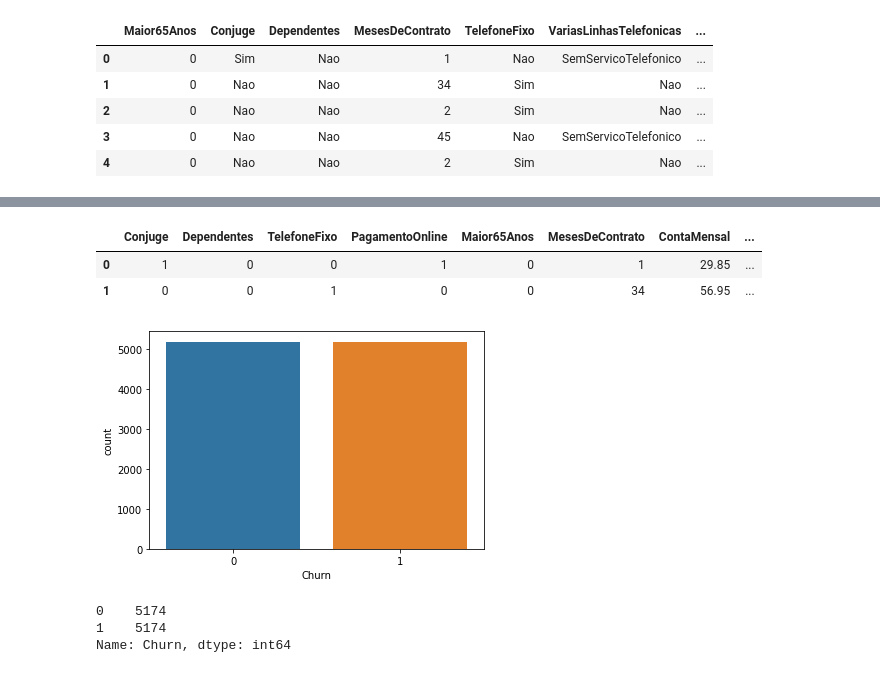
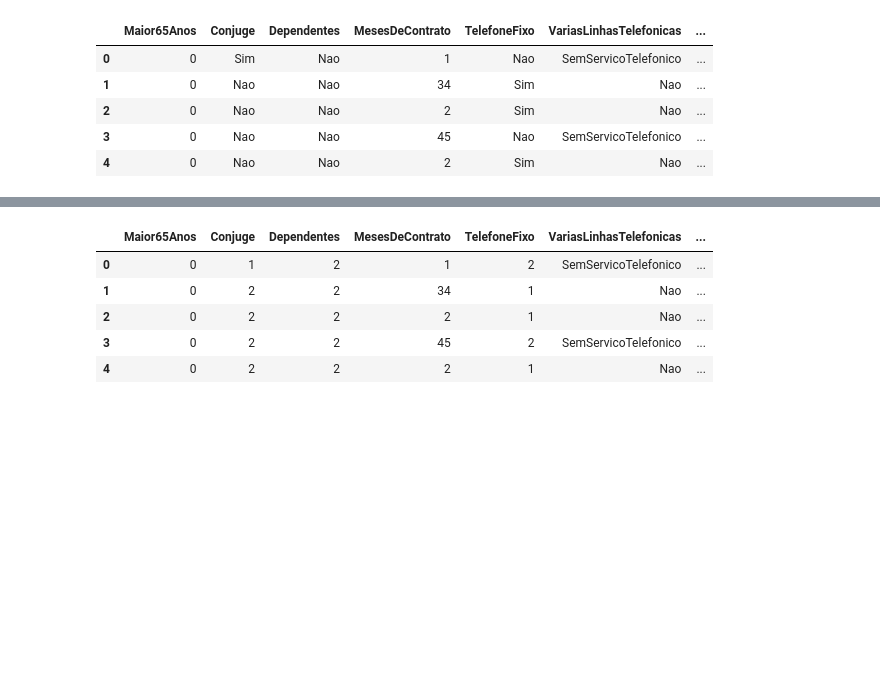
Before and after one commit to rafaeladns/ML_Classificacao_por_tras_dos_panos, a Jupyter notebook: Aula 1/Projeto_ML_aula1.ipynb, the cells around one changed output, grey strips where cells are left out. Cells and saved outputs as stored; diff of their text form; code cells hidden in the pictures; blank space fills up the shorter version.

```diff
--- a/Aula 1/Projeto_ML_aula1.ipynb
+++ b/Aula 1/Projeto_ML_aula1.ipynb
@@ -69,3 +23,0 @@ $y$ = outputs (dados de saída)
-# %%
-#DICA
-pd.set_option('display.max_columns', 39)
@@ -118,18 +24,22 @@ dados_final = pd.concat([X, y], axis=1)
-# %%
-#verificação 1 - junção dos dados
-dados_final.head(2)
-# %% [output]
-|  | Conjuge | Dependentes | TelefoneFixo | PagamentoOnline | Maior65Anos | MesesDeContrato | ContaMensal | ... |
-| 0 | 1 | 0 | 0 | 1 | 0 | 1 | 29.85 | ... |
-| 1 | 0 | 0 | 1 | 0 | 0 | 34 | 56.95 | ... |
-# %%
-#verificação 2 - balanceamento
-ax = sns.countplot(x='Churn', data=dados_final)
-# %% [output]
-[figure, removed]
-# %%
-dados_final.Churn.value_counts()
-# %% [output]
-0    5174
-1    5174
-Name: Churn, dtype: int64
+# %%
+# Dicionário que mapeia os valores 'Sim' para 1 e 'Nao' para 2
+traducao_dic = {'Sim': 1, 'Nao': 2}
+
+# Lista com os nomes das colunas do DataFrame que queremos modificar
+colunas_para_modificar = ['Conjuge', 'Dependentes', 'TelefoneFixo', 'PagamentoOnline', 'Churn']
+
+# Faz uma cópia do DataFrame original chamado 'dados' para não alterar o original diretamente
+dadosmodificados = dados.copy()
+
+# Aplica a substituição de valores nas colunas indicadas, trocando 'Sim' por 1 e 'Nao' por 2
+dadosmodificados[colunas_para_modificar] = dadosmodificados[colunas_para_modificar].replace(traducao_dic)
+
+# Mostra as primeiras linhas do DataFrame modificado para verificar se a substituição funcionou
+dadosmodificados.head()
+# %% [output]
+|  | Maior65Anos | Conjuge | Dependentes | MesesDeContrato | TelefoneFixo | VariasLinhasTelefonicas | ... |
+| 0 | 0 | 1 | 2 | 1 | 2 | SemServicoTelefonico | ... |
+| 1 | 0 | 2 | 2 | 34 | 1 | Nao | ... |
+| 2 | 0 | 2 | 2 | 2 | 1 | Nao | ... |
+| 3 | 0 | 2 | 2 | 45 | 2 | SemServicoTelefonico | ... |
+| 4 | 0 | 2 | 2 | 2 | 1 | Nao | ... |
```
Also changed, not shown: parts of 19 cells of this notebook.
